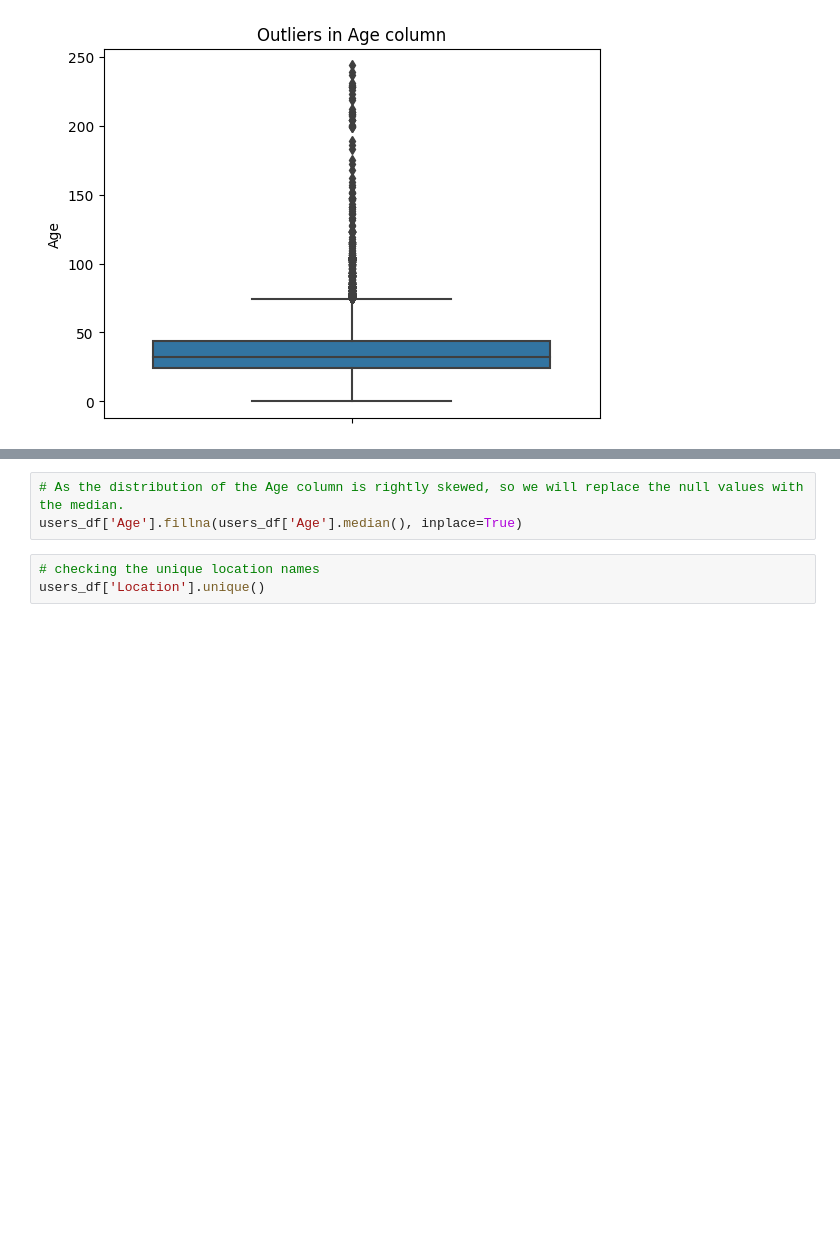
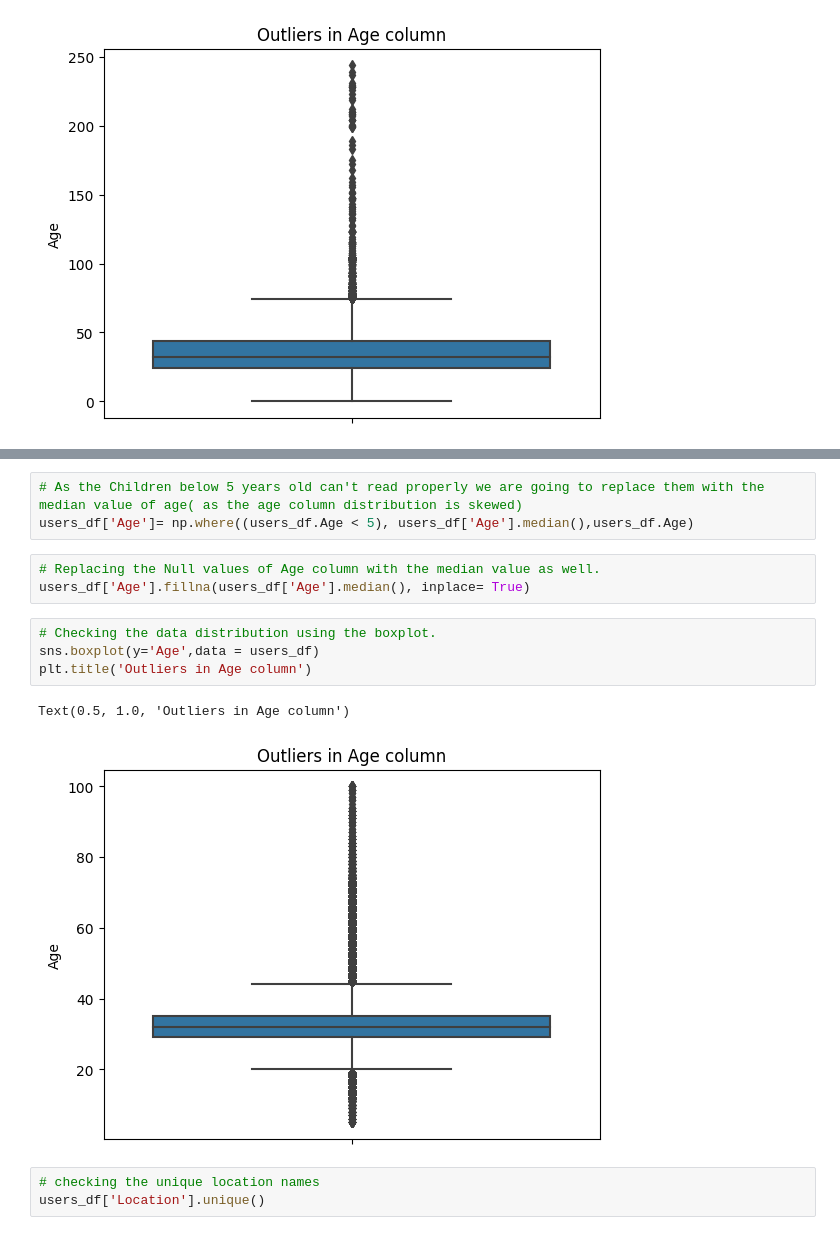
Before and after one commit to RPSahoo219/Book_Recommendation_system, a Jupyter notebook: Book_Recommendation_System.ipynb, the cells around one changed output, grey strips where cells are left out. Cells and saved outputs as stored; diff of their text form; blank space fills up the shorter version.

```diff
--- a/Book_Recommendation_System.ipynb
+++ b/Book_Recommendation_System.ipynb
@@ -448,6 +460,16 @@ Text(0.5, 1.0, 'Age distribution')
+# %%
+# As the Children below 5 years old can't read properly we are going to replace them with the median value of age( as the age column distribution is skewed)
+users_df['Age']= np.where((users_df.Age < 5), users_df['Age'].median(),users_df.Age)
 # %%
-# As the distribution of the Age column is rightly skewed, so we will replace the null values with the median.
-users_df['Age'].fillna(users_df['Age'].median(), inplace=True)
+# Replacing the Null values of Age column with the median value as well.
+users_df['Age'].fillna(users_df['Age'].median(), inplace= True)
+# %%
+# Checking the data distribution using the boxplot.
+sns.boxplot(y='Age',data = users_df)
+plt.title('Outliers in Age column')
+# %% [output]
+Text(0.5, 1.0, 'Outliers in Age column')
+[figure, added]
 # %%
 # checking the unique location names
 users_df['Location'].unique()
```
Also changed, not shown: parts of 7 cells of this notebook.
